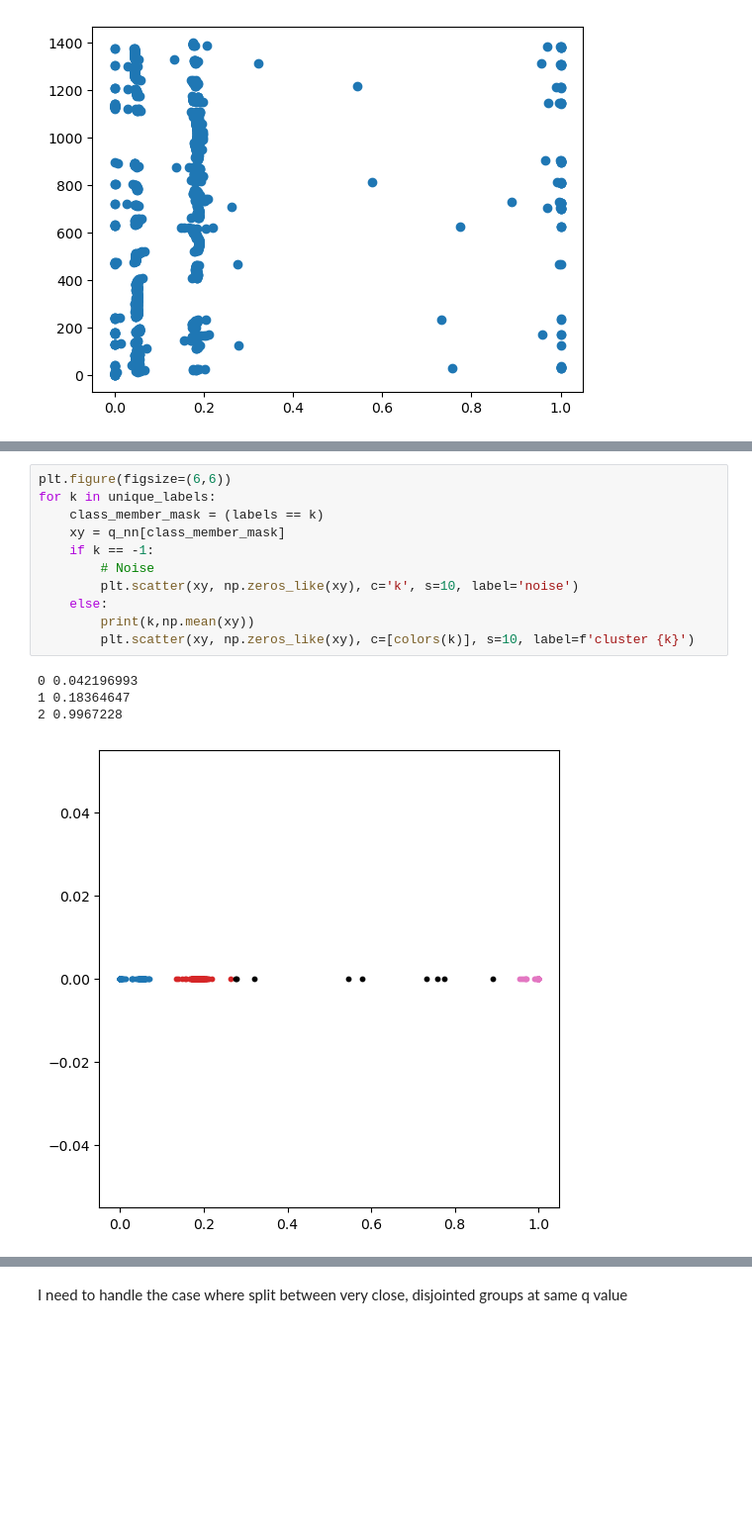
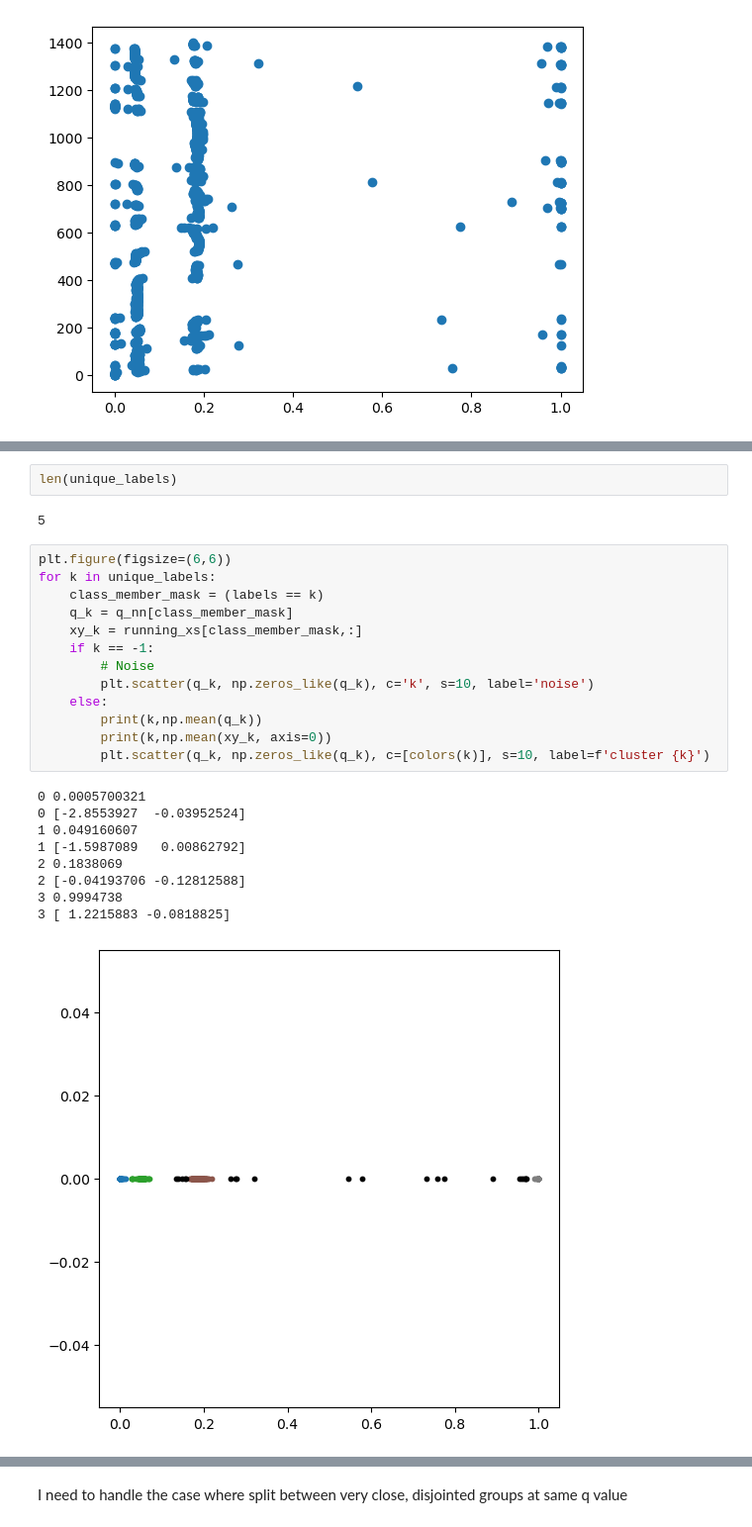
Before and after one commit to connorblake1/CHEM313, a Jupyter notebook: final_project/sc_committor_rates/2D/validating.ipynb, the cells around one changed output, grey strips where cells are left out. Shown at 99% size. Cells and saved outputs as stored; diff of their text form; blank space fills up the shorter version.

```diff
--- a/final_project/sc_committor_rates/2D/validating.ipynb
+++ b/final_project/sc_committor_rates/2D/validating.ipynb
@@ -58,16 +58,27 @@ array([0, 0, 0, ..., 1, 1, 1])
+# %%
+len(unique_labels)
+# %% [output]
+5
 # %%
 plt.figure(figsize=(6,6))
 for k in unique_labels:
     class_member_mask = (labels == k)
-    xy = q_nn[class_member_mask]
+    q_k = q_nn[class_member_mask]
+    xy_k = running_xs[class_member_mask,:]
     if k == -1:
         # Noise
-        plt.scatter(xy, np.zeros_like(xy), c='k', s=10, label='noise')
+        plt.scatter(q_k, np.zeros_like(q_k), c='k', s=10, label='noise')
     else:
-        print(k,np.mean(xy))
-        plt.scatter(xy, np.zeros_like(xy), c=[colors(k)], s=10, label=f'cluster {k}')
+        print(k,np.mean(q_k))
+        print(k,np.mean(xy_k, axis=0))
+        plt.scatter(q_k, np.zeros_like(q_k), c=[colors(k)], s=10, label=f'cluster {k}')
 # %% [output]
-0 0.042196993
-1 0.18364647
-2 0.9967228
+0 0.0005700321
+0 [-2.8553927  -0.03952524]
+1 0.049160607
+1 [-1.5987089   0.00862792]
+2 0.1838069
+2 [-0.04193706 -0.12812588]
+3 0.9994738
+3 [ 1.2215883 -0.0818825]
-[figure, old version]
+[figure, new version]
```
Also changed, not shown: parts of 3 cells of this notebook, 12 other files.
